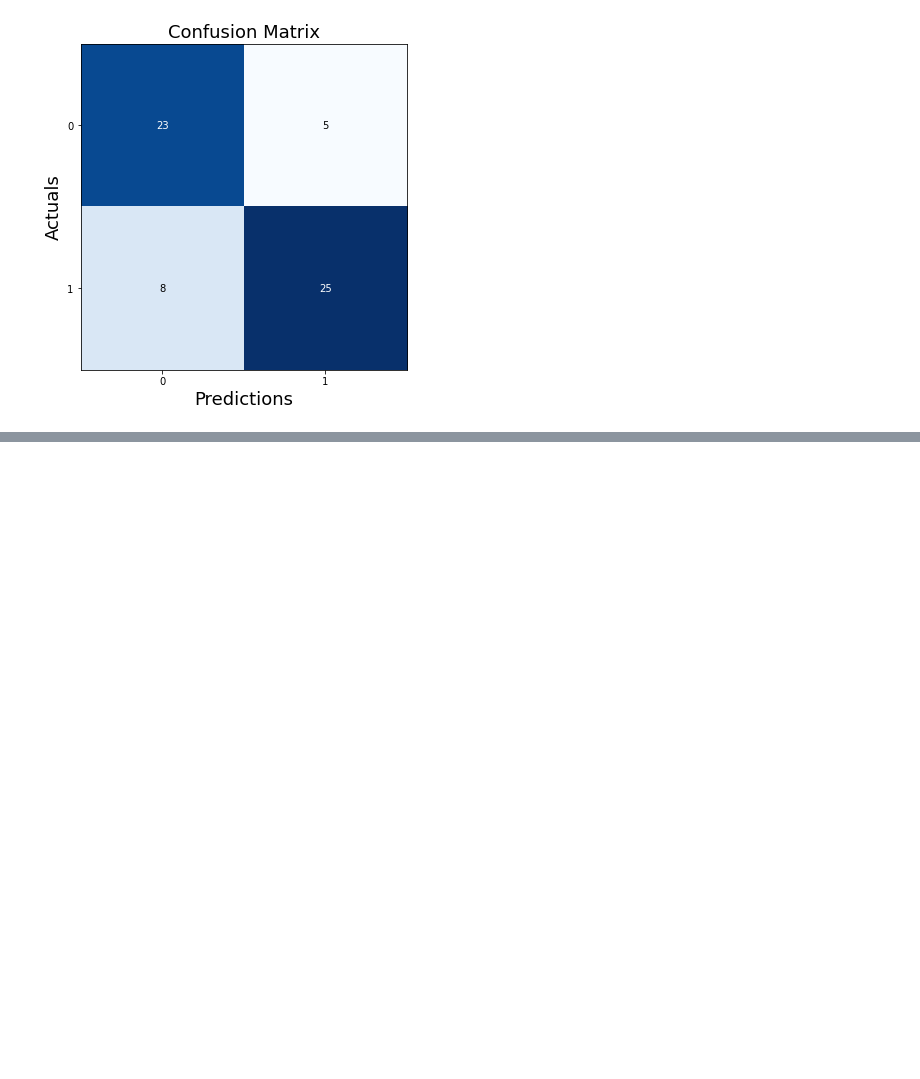
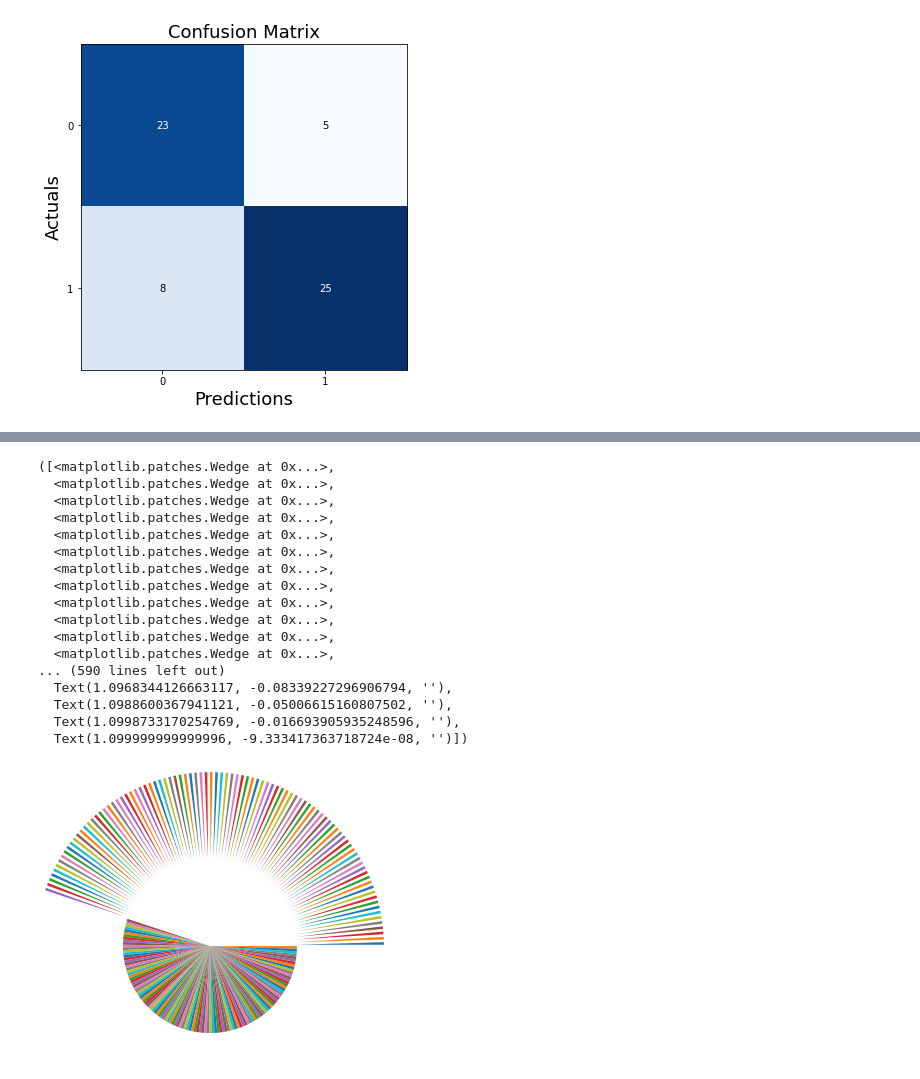
Before and after one commit to anjali301/healthcare-ML, a Jupyter notebook: health/care/disease/Heart Disease.ipynb, the cells around one changed output, grey strips where cells are left out. Drawn from its saved outputs; the diff is of its cells as text; code cells hidden in the pictures; blank space fills up the shorter version.

```diff
--- a/health/care/disease/Heart Disease.ipynb
+++ b/health/care/disease/Heart Disease.ipynb
@@ -226,0 +234,25 @@ plt.show()
+# %%
+# a, b = np.loadtxt("heart (1).csv", delimiter = ",", unpack = True)
+
+# plt.title("Graph created from CSV")
+plt.pie(heart_data['sex'], heart_data['target'])
+plt.show()
+# %% [output]
+([<matplotlib.patches.Wedge at 0x...>,
+  <matplotlib.patches.Wedge at 0x...>,
+  <matplotlib.patches.Wedge at 0x...>,
+  <matplotlib.patches.Wedge at 0x...>,
+  <matplotlib.patches.Wedge at 0x...>,
+  <matplotlib.patches.Wedge at 0x...>,
+  <matplotlib.patches.Wedge at 0x...>,
+  <matplotlib.patches.Wedge at 0x...>,
+  <matplotlib.patches.Wedge at 0x...>,
+  <matplotlib.patches.Wedge at 0x...>,
+  <matplotlib.patches.Wedge at 0x...>,
+  <matplotlib.patches.Wedge at 0x...>,
+... (590 lines left out)
+  Text(1.0968344126663117, -0.08339227296906794, ''),
+  Text(1.0988600367941121, -0.05006615160807502, ''),
+  Text(1.0998733170254769, -0.016693905935248596, ''),
+  Text(1.099999999999996, -9.333417363718724e-08, '')])
+[figure, added]
```
Also changed, not shown: parts of 1 cell of this notebook, 3 other files.
